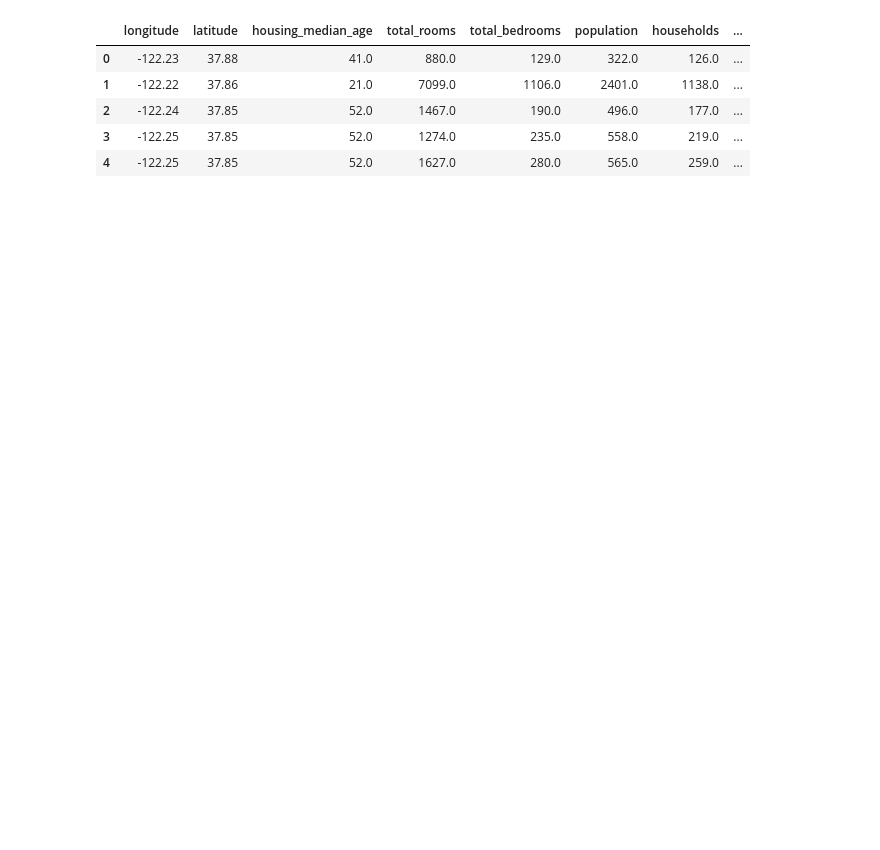
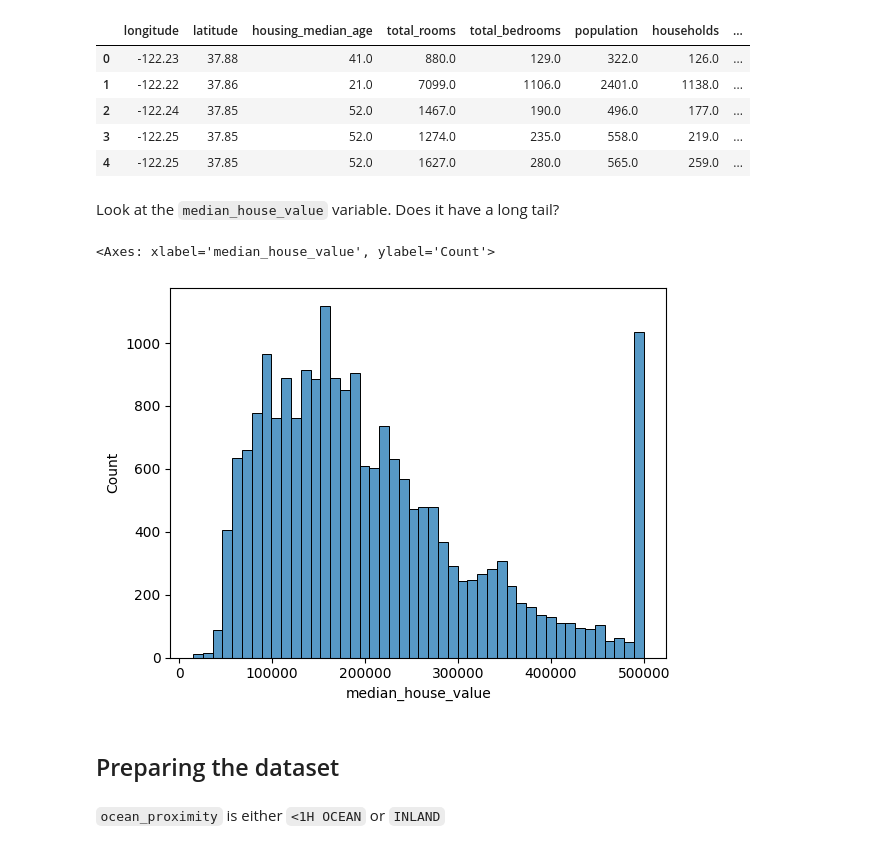
Before and after one commit to cecilegltslmcs/ML-Zoomcamp, a Jupyter notebook: Week2/housing-regression.ipynb, the cells around one changed output. Saved outputs shown, nothing was run; the diff lists cells and outputs as text; code cells hidden in the pictures; blank space fills up the shorter version.

```diff
--- a/Week2/housing-regression.ipynb
+++ b/Week2/housing-regression.ipynb
@@ -17,3 +22,14 @@ df.head()
 | 2 | -122.24 | 37.85 | 52.0 | 1467.0 | 190.0 | 496.0 | 177.0 | ... |
 | 3 | -122.25 | 37.85 | 52.0 | 1274.0 | 235.0 | 558.0 | 219.0 | ... |
 | 4 | -122.25 | 37.85 | 52.0 | 1627.0 | 280.0 | 565.0 | 259.0 | ... |
+# %% [markdown]
+Look at the `median_house_value` variable. Does it have a long tail?
+# %%
+sns.histplot(df['median_house_value'])
+# %% [output]
+<Axes: xlabel='median_house_value', ylabel='Count'>
+[figure, added]
+# %% [markdown]
+## Preparing the dataset
+# %% [markdown]
+`ocean_proximity` is either `<1H OCEAN` or `INLAND`
```
Also changed, not shown: parts of 50 cells of this notebook, 2 other files.
